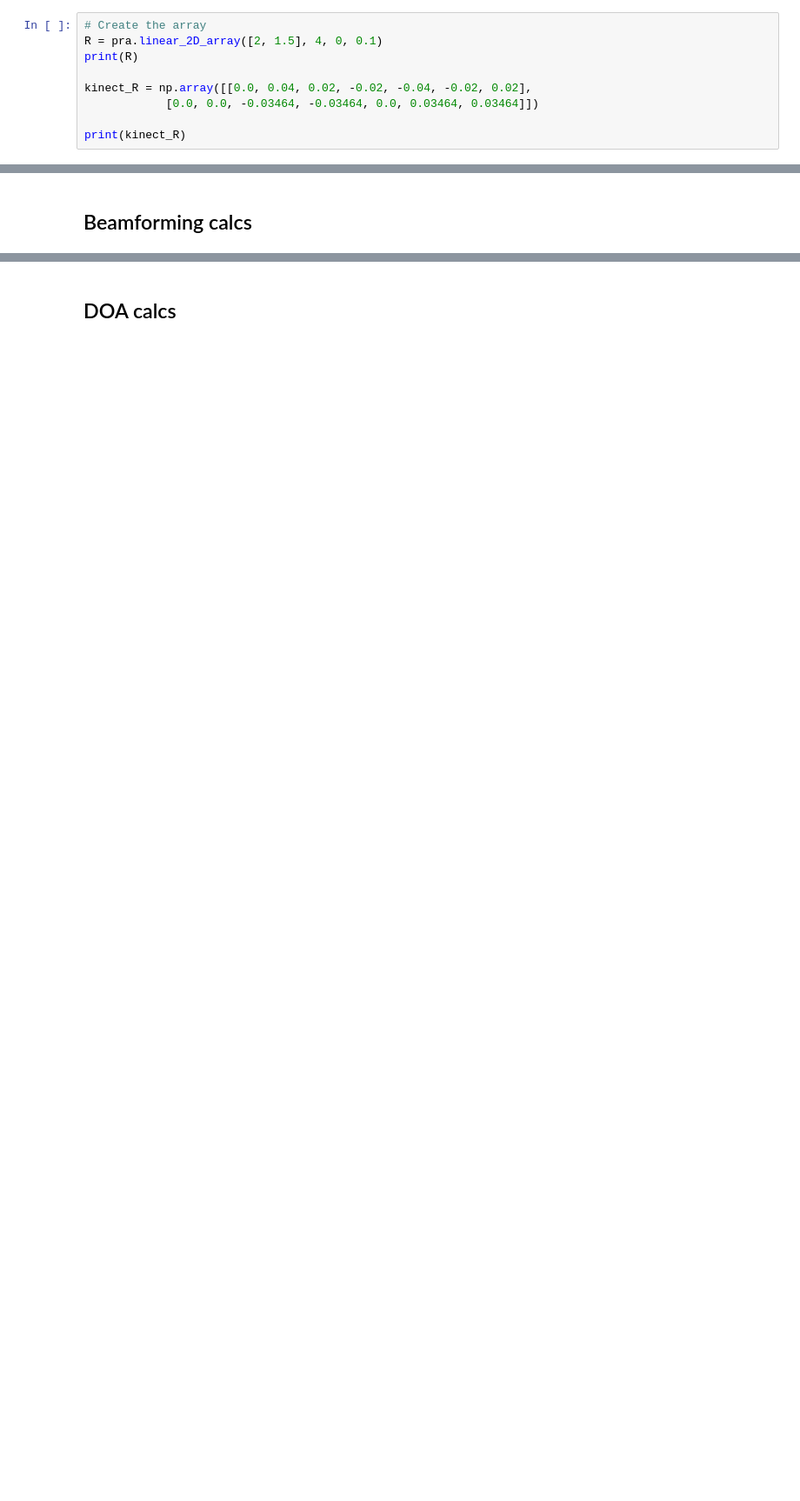
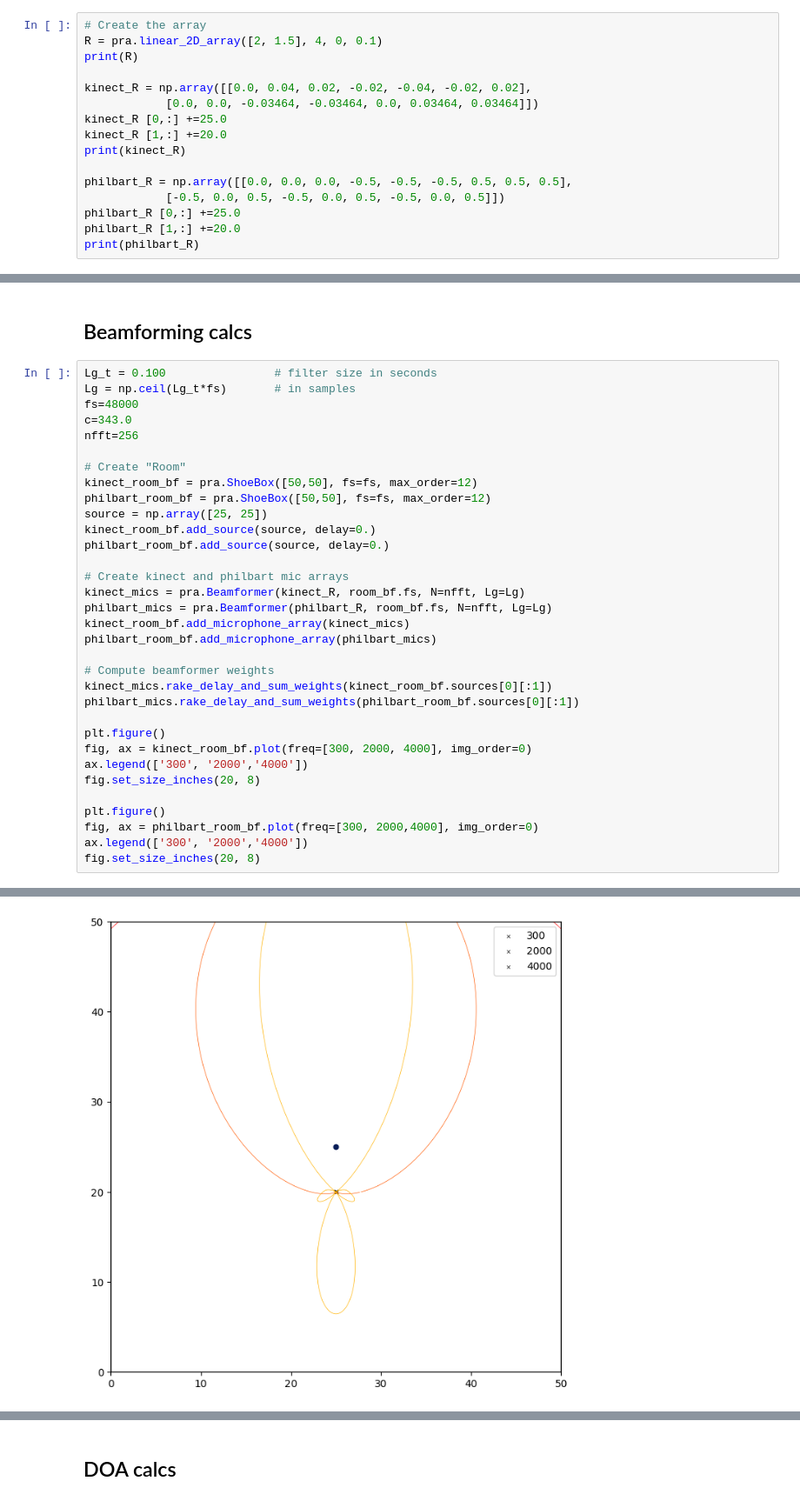
Before and after one commit to roboav8r/GrACIAS, a Jupyter notebook: audio_dev.ipynb, the cells around one changed output, grey strips where cells are left out. Shown: that part at 87% size. Cells and saved outputs as stored; diff of their text form; blank space fills up the shorter version.

Commit message:
Add beamformer calcs

```diff
--- a/audio_dev.ipynb
+++ b/audio_dev.ipynb
@@ -14,8 +14,15 @@ print(R)
 
 kinect_R = np.array([[0.0, 0.04, 0.02, -0.02, -0.04, -0.02, 0.02],
             [0.0, 0.0, -0.03464, -0.03464, 0.0, 0.03464, 0.03464]])
+kinect_R [0,:] +=25.0
+kinect_R [1,:] +=20.0
+print(kinect_R)
 
-print(kinect_R)
+philbart_R = np.array([[0.0, 0.0, 0.0, -0.5, -0.5, -0.5, 0.5, 0.5, 0.5],
+            [-0.5, 0.0, 0.5, -0.5, 0.0, 0.5, -0.5, 0.0, 0.5]])
+philbart_R [0,:] +=25.0
+philbart_R [1,:] +=20.0
+print(philbart_R)
 # %% [output]
 [[1.85 1.95 2.05 2.15]
  [1.5  1.5  1.5  1.5 ]]
@@ -24,2 +33,36 @@ print(kinect_R)
 # %% [markdown]
 ## Beamforming calcs
+# %%
+Lg_t = 0.100                # filter size in seconds
+Lg = np.ceil(Lg_t*fs)       # in samples
+fs=48000
+c=343.0
+nfft=256
+
+# Create "Room"
+kinect_room_bf = pra.ShoeBox([50,50], fs=fs, max_order=12)
+philbart_room_bf = pra.ShoeBox([50,50], fs=fs, max_order=12)
+source = np.array([25, 25])
+kinect_room_bf.add_source(source, delay=0.)
+philbart_room_bf.add_source(source, delay=0.)
+
+# Create kinect and philbart mic arrays
+kinect_mics = pra.Beamformer(kinect_R, room_bf.fs, N=nfft, Lg=Lg)
+philbart_mics = pra.Beamformer(philbart_R, room_bf.fs, N=nfft, Lg=Lg)
+kinect_room_bf.add_microphone_array(kinect_mics)
+philbart_room_bf.add_microphone_array(philbart_mics)
+
+# Compute beamformer weights
+kinect_mics.rake_delay_and_sum_weights(kinect_room_bf.sources[0][:1])
+philbart_mics.rake_delay_and_sum_weights(philbart_room_bf.sources[0][:1])
+
+plt.figure()
+fig, ax = kinect_room_bf.plot(freq=[300, 2000, 4000], img_order=0)
+ax.legend(['300', '2000','4000'])
+fig.set_size_inches(20, 8)
+
+plt.figure()
+fig, ax = philbart_room_bf.plot(freq=[300, 2000,4000], img_order=0)
+ax.legend(['300', '2000','4000'])
+fig.set_size_inches(20, 8)
+# %% [output]
@@ -25,0 +70 @@ print(kinect_R)
+[figure, added]
```
Also changed, not shown: parts of 6 cells of this notebook, 1 other file.
